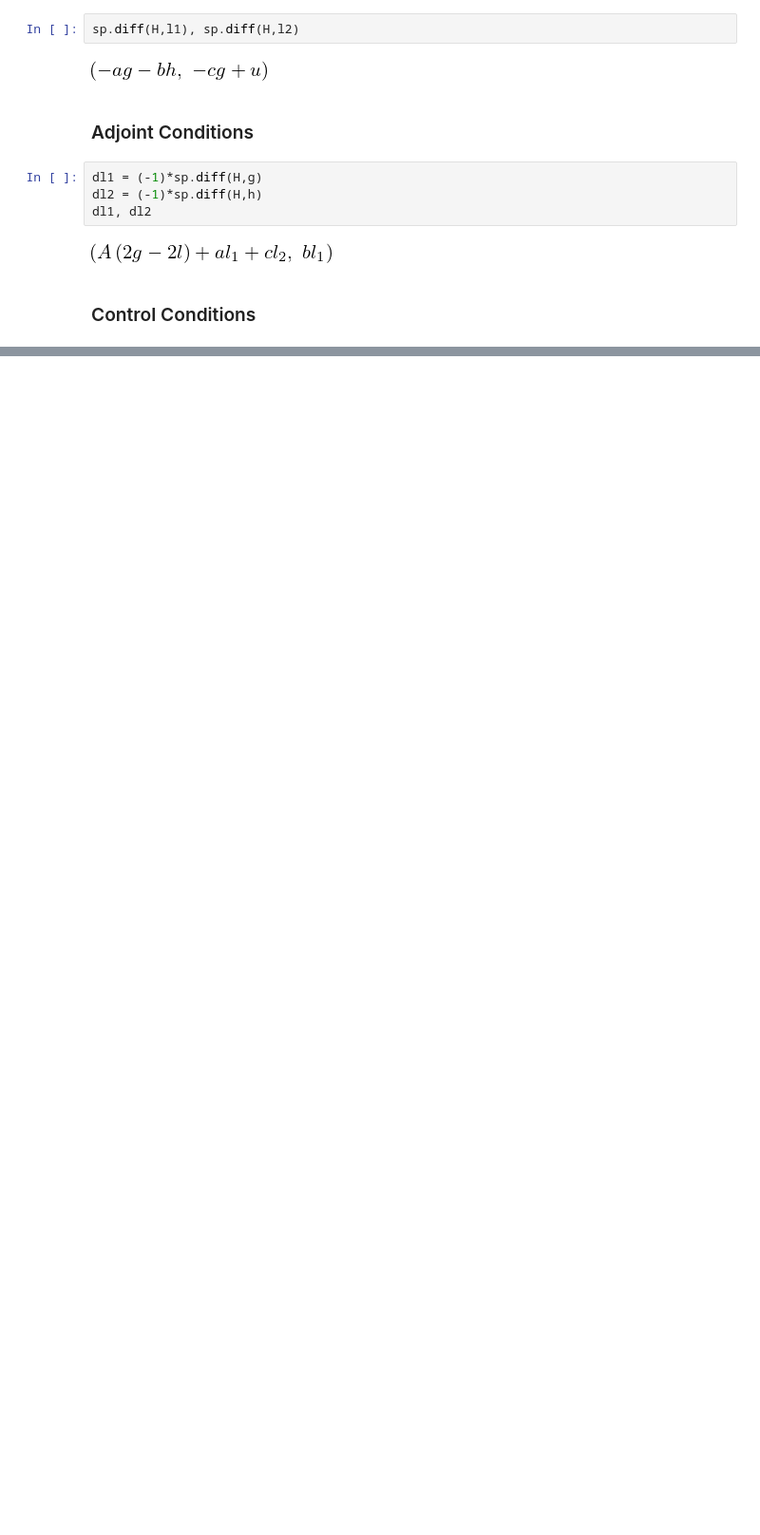
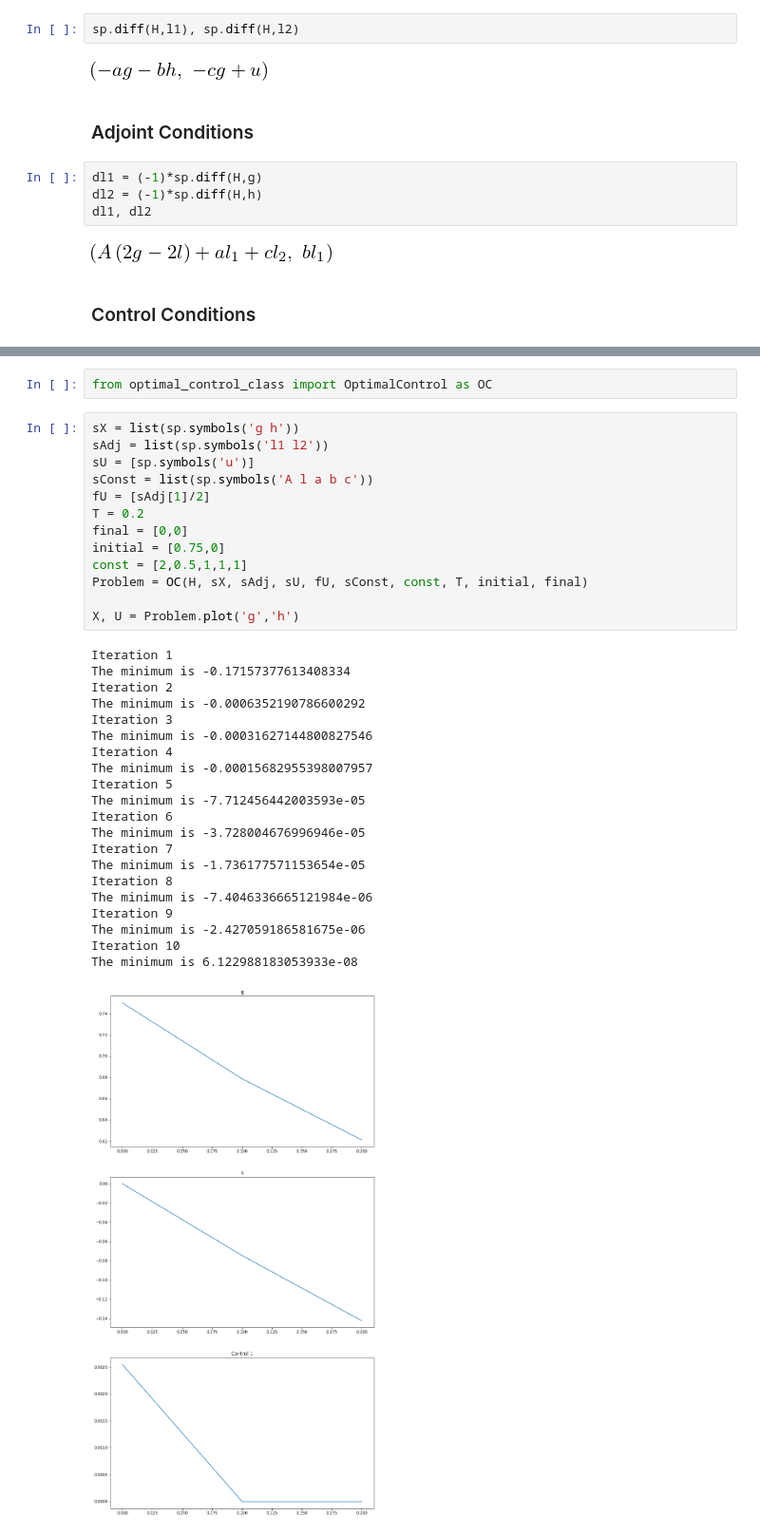
Before and after one commit to lucasmoschen/ta-sessions, a Jupyter notebook: Optimal_Control/Laboratory_16.ipynb, the cells around one changed output, grey strips where cells are left out. Shown at 95% size. Cells and saved outputs as stored; diff of their text form; blank space fills up the shorter version.

```diff
--- a/Optimal_Control/Laboratory_16.ipynb
+++ b/Optimal_Control/Laboratory_16.ipynb
@@ -55,0 +56,37 @@ du,U
+# %%
+from optimal_control_class import OptimalControl as OC
+# %%
+sX = list(sp.symbols('g h'))
+sAdj = list(sp.symbols('l1 l2'))
+sU = [sp.symbols('u')]
+sConst = list(sp.symbols('A l a b c'))
+fU = [sAdj[1]/2]
+T = 0.2
+final = [0,0]
+initial = [0.75,0]
+const = [2,0.5,1,1,1]
+Problem = OC(H, sX, sAdj, sU, fU, sConst, const, T, initial, final)
+
+X, U = Problem.plot('g','h')
+# %% [output]
+Iteration 1
+The minimum is -0.17157377613408334
+Iteration 2
+The minimum is -0.0006352190786600292
+Iteration 3
+The minimum is -0.00031627144800827546
+Iteration 4
+The minimum is -0.00015682955398007957
+Iteration 5
+The minimum is -7.712456442003593e-05
+Iteration 6
+The minimum is -3.728004676996946e-05
+Iteration 7
+The minimum is -1.736177571153654e-05
+Iteration 8
+The minimum is -7.4046336665121984e-06
+Iteration 9
+The minimum is -2.427059186581675e-06
+Iteration 10
+The minimum is 6.122988183053933e-08
+[figure, added]
```
Also changed, not shown: parts of 3 cells of this notebook.
